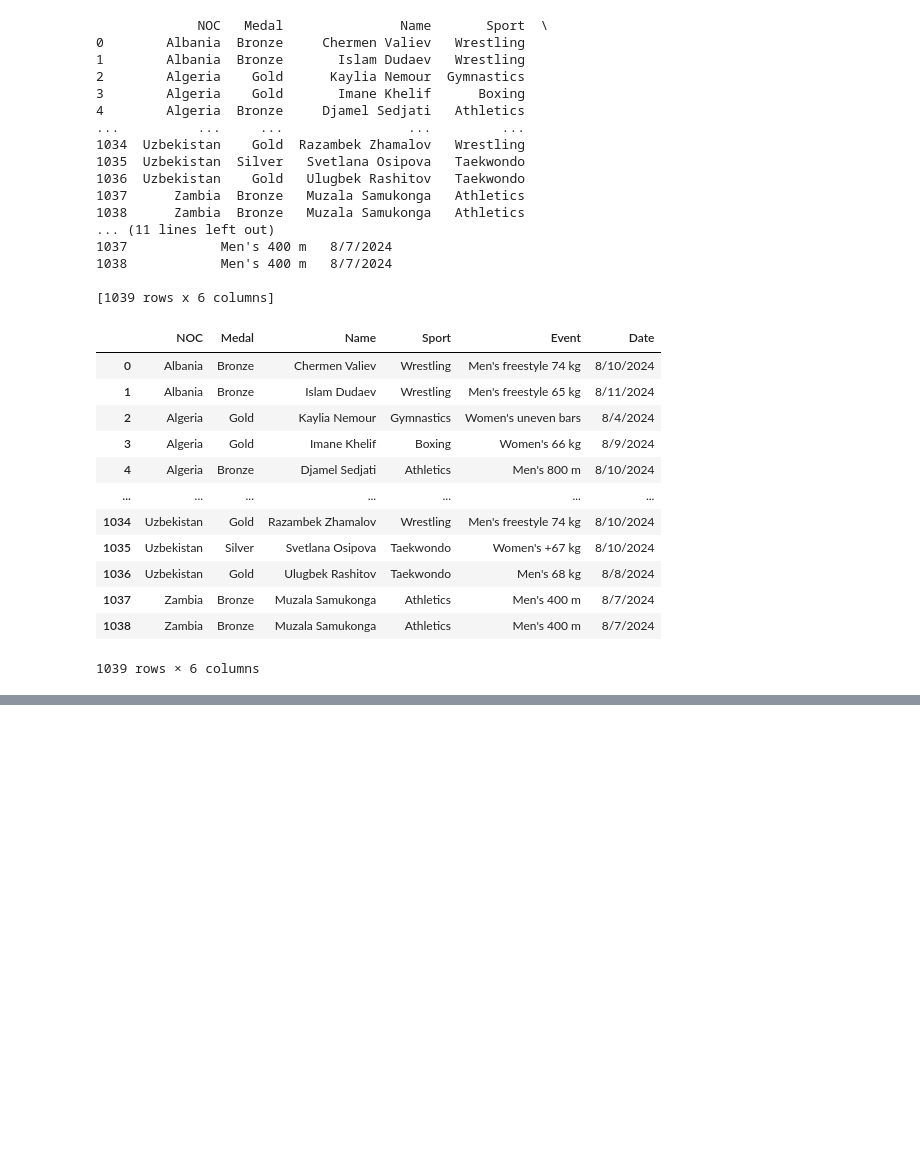
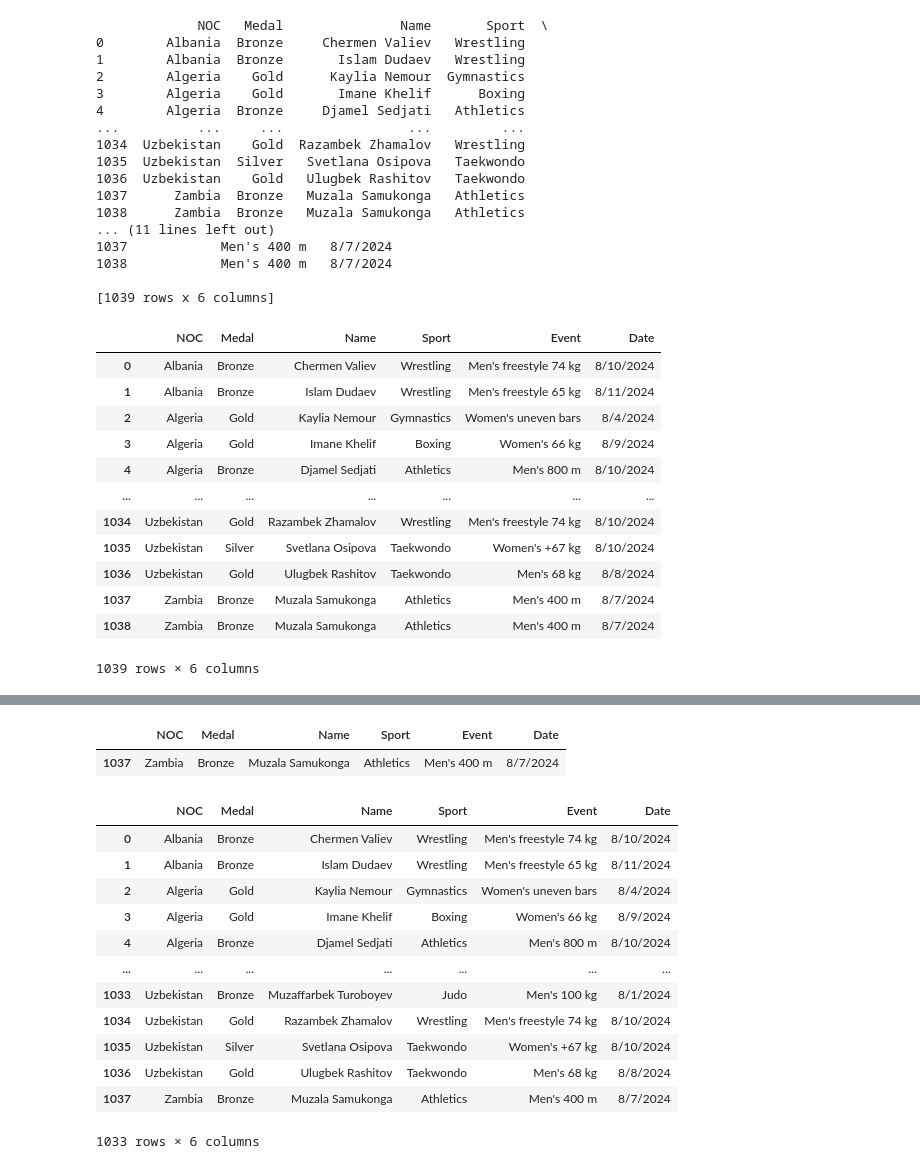
Before and after one commit to gazizovaa/Paris-2024-Olympics-Data-Analysis, a Jupyter notebook: Paris_2024_Olympics.ipynb, the cells around one changed output, grey strips where cells are left out. Cells and saved outputs as stored; diff of their text form; code cells hidden in the pictures; blank space fills up the shorter version.

```diff
--- a/Paris_2024_Olympics.ipynb
+++ b/Paris_2024_Olympics.ipynb
@@ -224,7 +226,7 @@ china_medal_mapping = {
     'Li Yuehong': 'Gold',
     'Liang Yushuai': 'Bronze',
     'Lin Xiyu': 'Bronze',
-    'Liu Hao\nJi Bowen': 'Gold',
+    'Liu HaoJi Bowen': 'Gold',
     'Liu Huanhua': 'Gold',
     'Liu Qingyi': 'Bronze',
     'Liu Yang': 'Gold',
@@ -289,0 +312,7 @@ df.to_csv('C:/Users/User/Music/paris_olympics_results.csv', index=False, encodin
+# %%
+fill_sport_missing_values = {
+    'Manu BhakerSarabjot Singh': 'Shooting',
+    'Swapnil Kusale': 'Shooting'
+}
+# %%
+df["Sport"] = df["Sport"].fillna(df["Name"].map(fill_sport_missing_values))
@@ -289,0 +331,2 @@ df.to_csv('C:/Users/User/Music/paris_olympics_results.csv', index=False, encodin
+# %%
+df["NOC"] = df["NOC"].replace(to_replace="USA", value="United States")
@@ -289,0 +460,21 @@ df.to_csv('C:/Users/User/Music/paris_olympics_results.csv', index=False, encodin
+# %%
+df.loc[df["NOC"] == "Zambia"]
+# %% [output]
+|  | NOC | Medal | Name | Sport | Event | Date |
+| 1037 | Zambia | Bronze | Muzala Samukonga | Athletics | Men's 400 m | 8/7/2024 |
+# %%
+df
+# %% [output]
+|  | NOC | Medal | Name | Sport | Event | Date |
+| 0 | Albania | Bronze | Chermen Valiev | Wrestling | Men's freestyle 74 kg | 8/10/2024 |
+| 1 | Albania | Bronze | Islam Dudaev | Wrestling | Men's freestyle 65 kg | 8/11/2024 |
+| 2 | Algeria | Gold | Kaylia Nemour | Gymnastics | Women's uneven bars | 8/4/2024 |
+| 3 | Algeria | Gold | Imane Khelif | Boxing | Women's 66 kg | 8/9/2024 |
+| 4 | Algeria | Bronze | Djamel Sedjati | Athletics | Men's 800 m | 8/10/2024 |
+| ... | ... | ... | ... | ... | ... | ... |
+| 1033 | Uzbekistan | Bronze | Muzaffarbek Turoboyev | Judo | Men's 100 kg | 8/1/2024 |
+| 1034 | Uzbekistan | Gold | Razambek Zhamalov | Wrestling | Men's freestyle 74 kg | 8/10/2024 |
+| 1035 | Uzbekistan | Silver | Svetlana Osipova | Taekwondo | Women's +67 kg | 8/10/2024 |
+| 1036 | Uzbekistan | Gold | Ulugbek Rashitov | Taekwondo | Men's 68 kg | 8/8/2024 |
+| 1037 | Zambia | Bronze | Muzala Samukonga | Athletics | Men's 400 m | 8/7/2024 |
+1033 rows × 6 columns
```
Also changed, not shown: parts of 23 cells of this notebook.
